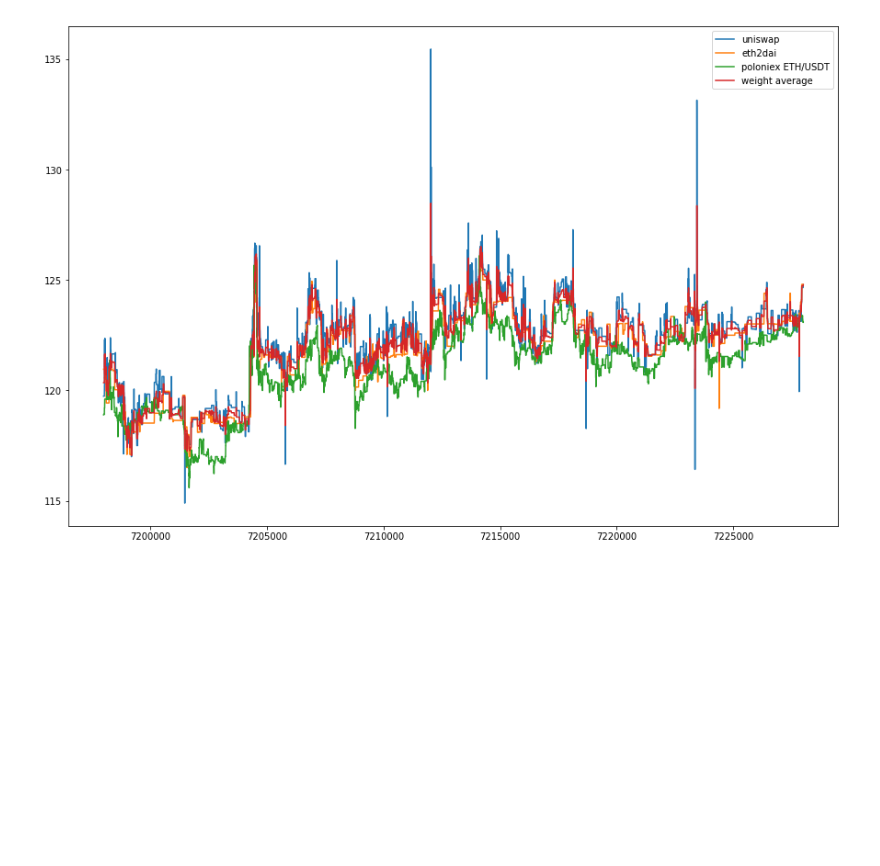
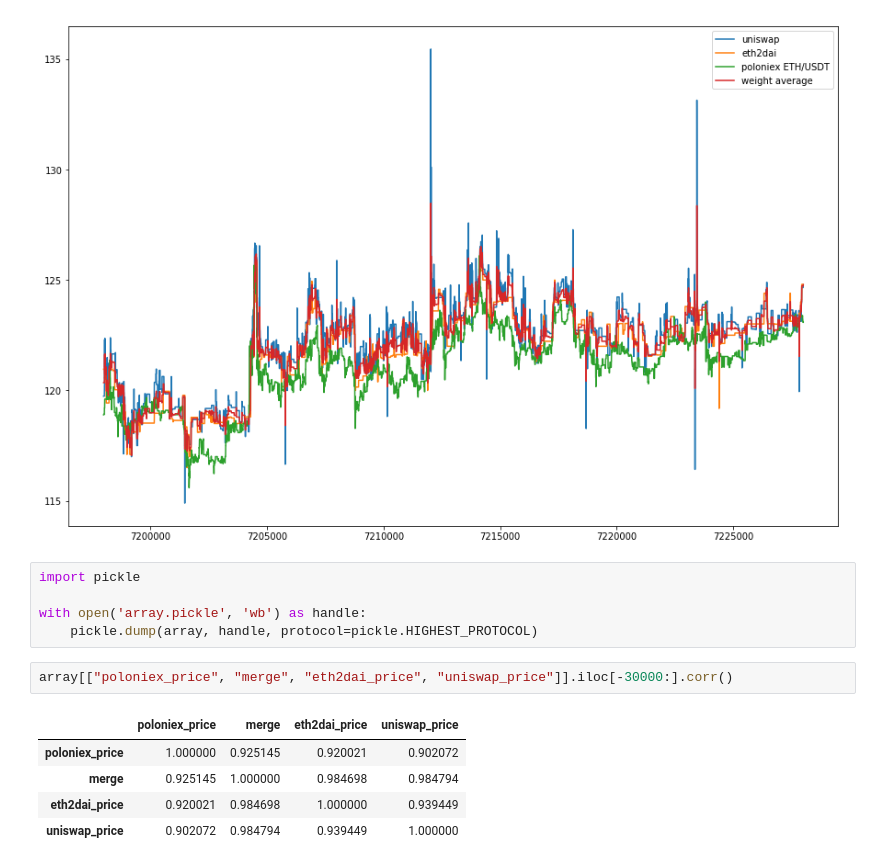
Before and after one commit to nicholashc/Delfi, a Jupyter notebook: backtesting/backtesting.ipynb, the cells around one changed output. Saved outputs shown, nothing was run; the diff lists cells and outputs as text; blank space fills up the shorter version.

Commit message:
show correlation of price feed

```diff
--- a/backtesting/backtesting.ipynb
+++ b/backtesting/backtesting.ipynb
@@ -218,3 +218,16 @@ plt.legend()
 # %% [output]
 <matplotlib.legend.Legend at 0x...>
 [figure]
+# %%
+import pickle
+
+with open('array.pickle', 'wb') as handle:
+    pickle.dump(array, handle, protocol=pickle.HIGHEST_PROTOCOL)
+# %%
+array[["poloniex_price", "merge", "eth2dai_price", "uniswap_price"]].iloc[-30000:].corr()
+# %% [output]
+|  | poloniex_price | merge | eth2dai_price | uniswap_price |
+| poloniex_price | 1.000000 | 0.925145 | 0.920021 | 0.902072 |
+| merge | 0.925145 | 1.000000 | 0.984698 | 0.984794 |
+| eth2dai_price | 0.920021 | 0.984698 | 1.000000 | 0.939449 |
+| uniswap_price | 0.902072 | 0.984794 | 0.939449 | 1.000000 |
```
